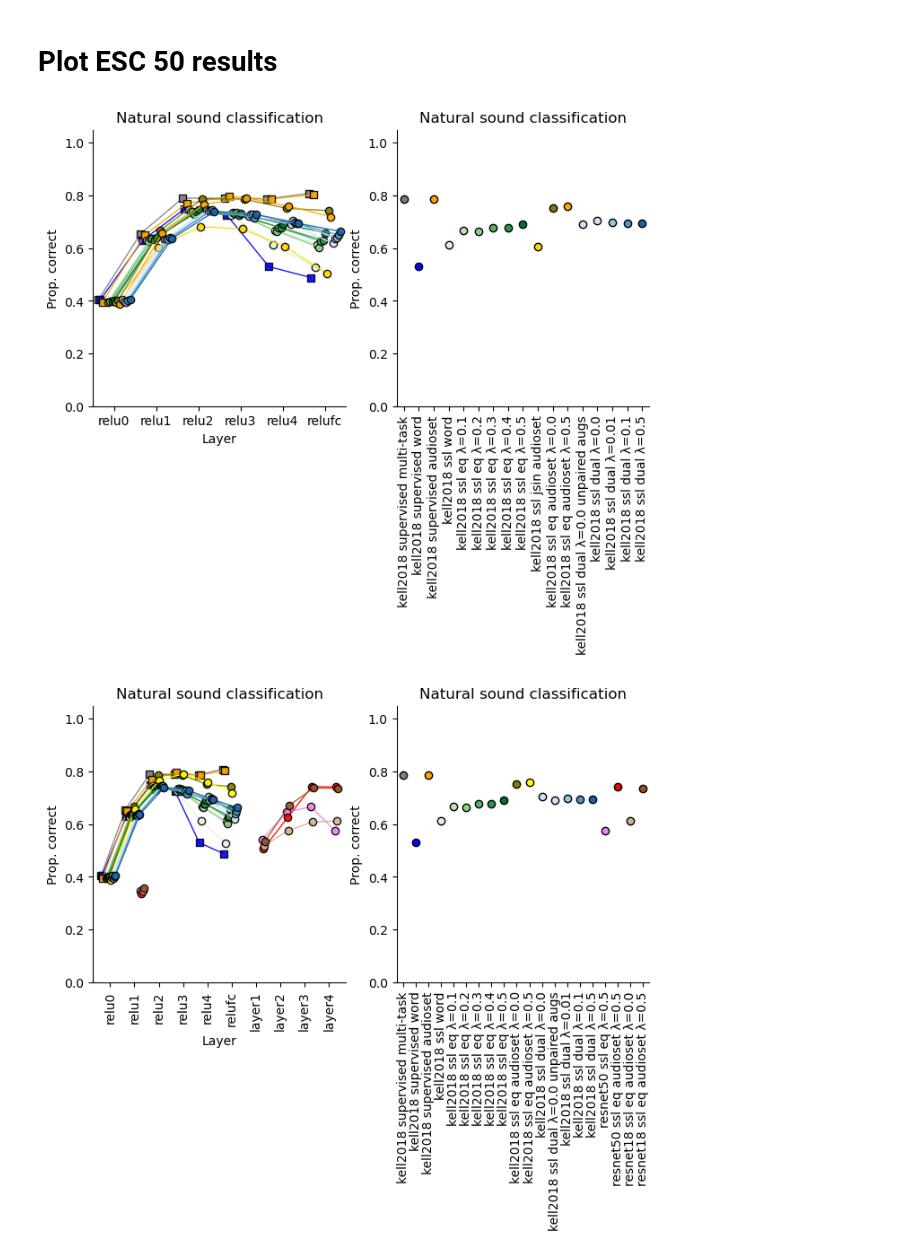
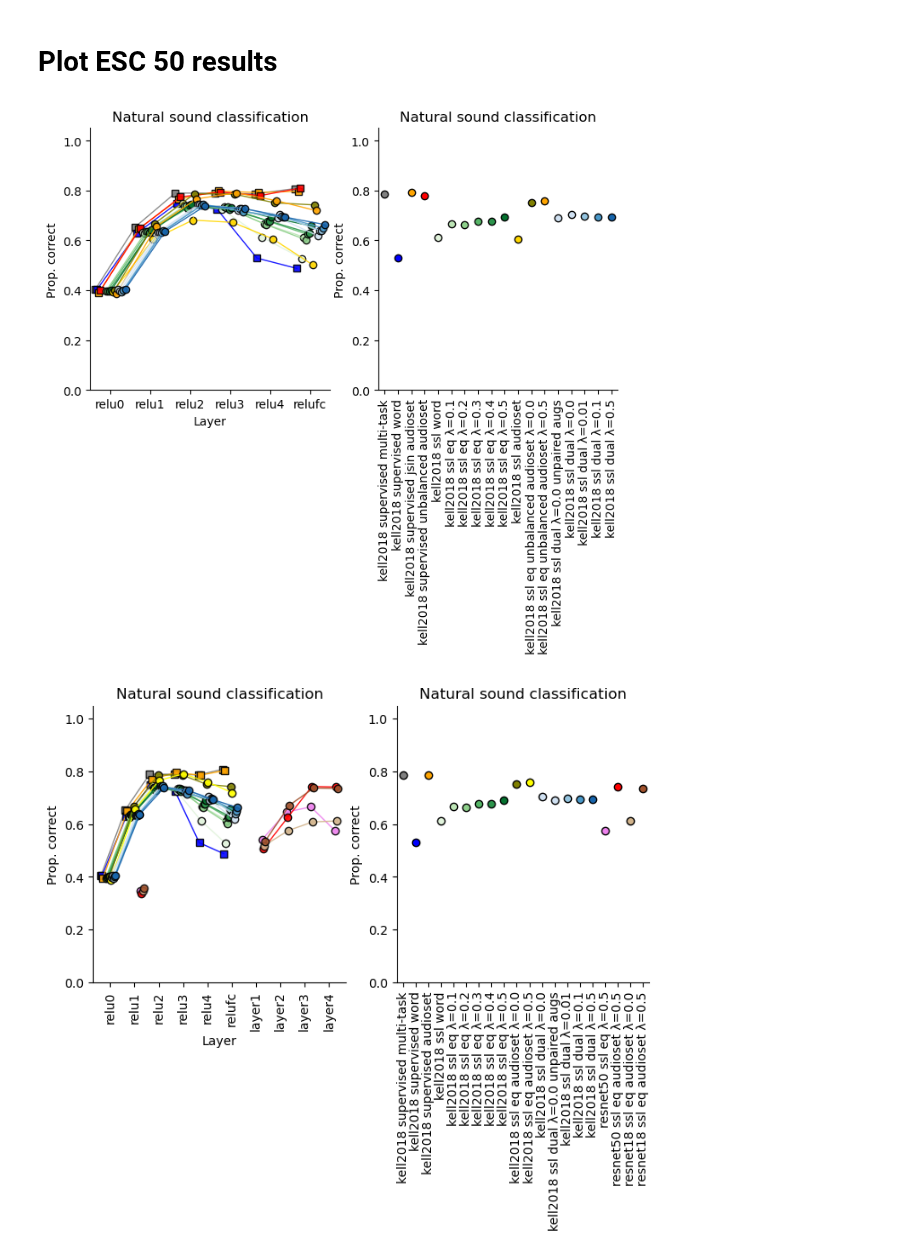
Before and after one commit to Feather-Lab/audio-ssl, a Jupyter notebook: notebooks/plot_model_performance_summary.ipynb, the cells around one changed output. Saved outputs shown, nothing was run; the diff lists cells and outputs as text; code cells hidden in the pictures.

```diff
--- a/notebooks/plot_model_performance_summary.ipynb
+++ b/notebooks/plot_model_performance_summary.ipynb
@@ -57,9 +57,11 @@ def format_model_str(path):
     elif 'word' in path_str:
         modifiers.append('word')
     elif 'jsin' in path_str:
+        modifiers.append('audioset')
+    elif 'audioset' in path_str and "unbalanced" not in path_str and "only" not in path_str:
         modifiers.append('jsin audioset')
-    elif 'audioset' in path_str:
-        modifiers.append('audioset')
+    elif 'audioset' in path_str and ("unbalanced" in path_str or "only" in path_str):
+        modifiers.append('unbalanced audioset')
 
     # 5. Equivariant lambda
     eq_lambda = ''
@@ -250,8 +235,11 @@ def format_model_str_word_task(path):
         modifiers.append('word')
     elif 'jsin' in path_str:
         modifiers.append('jsin audioset')
-    elif 'audioset' in path_str:
-        modifiers.append('audioset')
+    elif 'audioset' in path_str and "unbalanced" not in path_str and "only" not in path_str:
+        modifiers.append('jsin audioset')
+    elif 'audioset' in path_str and ("unbalanced" in path_str or "only" in path_str):
+        modifiers.append('unbalanced audioset')
+
 
     # 5. Equivariant lambda
     eq_lambda = ''
@@ -272,7 +260,7 @@ def format_model_str_word_task(path):
 
         # Special case: if audioset_only is present, add audioset even when eq_lambda exists
         if 'audioset_only' in full_path_str:
-            task_parts.append('audioset')
+            task_parts.append('unbalanced audioset')
         # Add base modifier if not multi-task and not eq_lambda
         elif 'multi-task' not in modifiers and not eq_lambda:
             task_parts.extend(modifiers)  # e.g., word, audioset
@@ -406,7 +389,8 @@ hue_order = [
     # Supervised
     'kell2018 supervised multi-task',
     'kell2018 supervised word',
-    'kell2018 supervised audioset',
+    'kell2018 supervised jsin audioset',
+    'kell2018 supervised unbalanced audioset',
 
     # SSL / Invariant
     'kell2018 ssl word',
@@ -417,9 +401,9 @@ hue_order = [
     'kell2018 ssl eq λ=0.3',
     'kell2018 ssl eq λ=0.4',
     'kell2018 ssl eq λ=0.5',
-    'kell2018 ssl jsin audioset',
-    'kell2018 ssl eq audioset λ=0.0',
-    'kell2018 ssl eq audioset λ=0.5',
+    'kell2018 ssl audioset',
+    'kell2018 ssl eq unbalanced audioset λ=0.0',
+    'kell2018 ssl eq unbalanced audioset λ=0.5',
 
     # SSL / Dual
     'kell2018 ssl dual λ=0.0 unpaired augs',
@@ -434,10 +418,11 @@ marker_palette = ['s' if 'supervised' in model else 'o' for model in hue_order]
 # set palette
 hue_dict = {}
 hue_dict['kell2018 supervised word'] = 'blue'
-hue_dict['kell2018 supervised audioset'] = 'orange'
-hue_dict['kell2018 ssl eq audioset λ=0.0'] = 'olive'
-hue_dict['kell2018 ssl eq audioset λ=0.5'] = 'orange'
-hue_dict['kell2018 ssl jsin audioset'] = 'gold'
+hue_dict['kell2018 supervised jsin audioset'] = 'orange'
+hue_dict['kell2018 supervised unbalanced audioset'] = 'red'
+hue_dict['kell2018 ssl eq unbalanced audioset λ=0.0'] = 'olive'
+hue_dict['kell2018 ssl eq unbalanced audioset λ=0.5'] = 'orange'
+hue_dict['kell2018 ssl audioset'] = 'gold'
 hue_dict['kell2018 supervised multi-task'] = 'grey'
 # hue_dict['kell2018 ssl word'] = 'magenta'
 # hue_dict['kell2018 dual equivariant 5e-01'] = 'olive'
@@ -446,7 +431,7 @@ layer_order = [
     'relu0', 'relu1', 'relu2', 'relu3', 'relu4', 'relufc'
 ]
 
-eq_model_list = hue_order[3:9]
+eq_model_list = hue_order[4:10]
 equi_palette = sns.color_palette("Greens", n_colors=len(eq_model_list))
 equi_color_dict = dict(zip(eq_model_list, equi_palette))
 
@@ -491,34 +476,34 @@ g.set(ylim=(0, 1.05), title="Natural sound classification", ylabel='Prop. correc
 
 test_layers = ['relu4', 'final', 'avgpool']
 
 to_plot = esc_50_to_plot[(esc_50_to_plot.model_name.isin(hue_order)) & esc_50_to_plot.test_layer.isin(test_layers)]
 to_plot = to_plot[~((to_plot.model_name.str.contains('kell')) & to_plot.test_layer.str.contains('avgpool'))]
 
 # models_for_esc = ['kell2018 supervised word', 'kell2018 supervised multi-task', 'byol-a ']
 # esc_50_to_plot = esc_50_to_plot[esc_50_to_plot.model_name.str.contains('kell2018|byola')]
 
 g = sns.pointplot(
     data=to_plot,
     order=hue_order,
     x='model_name',
     y='overall_acc',
     # col='arch_class',
     hue="model_name",
     palette=hue_dict,
     # markers=marker_palette,
     # hue_order=hue_order,
     # height=4,
     ax=axes[1],
     mec='k',
     mew=1,
     lw=1, ms=6
 )
 
 g.set_xticklabels(labels=hue_order, rotation=90)  # ha='right', rotation_mode='anchor'
 g.set(ylim=(0., 1.05), title="Natural sound classification", ylabel='Prop. correct', xlabel='')
 sns.despine()
 # %% [output]
-[figure, old version]
+[figure, new version]
 # %%
 hue_order = [
     # Supervised
```
Also changed, not shown: parts of 6 cells of this notebook, 1 other file.
